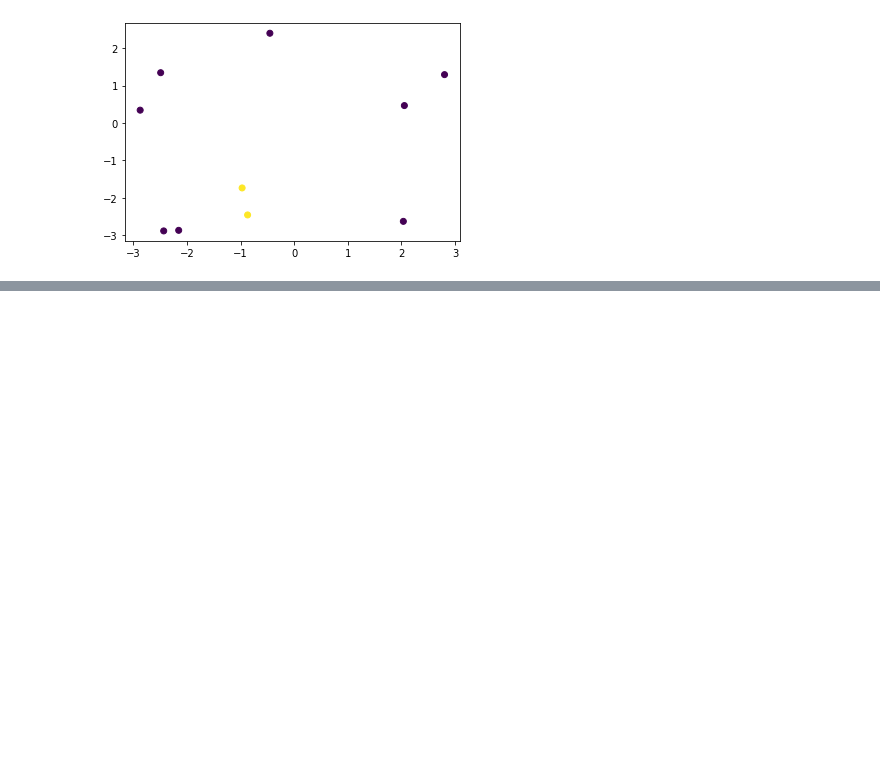
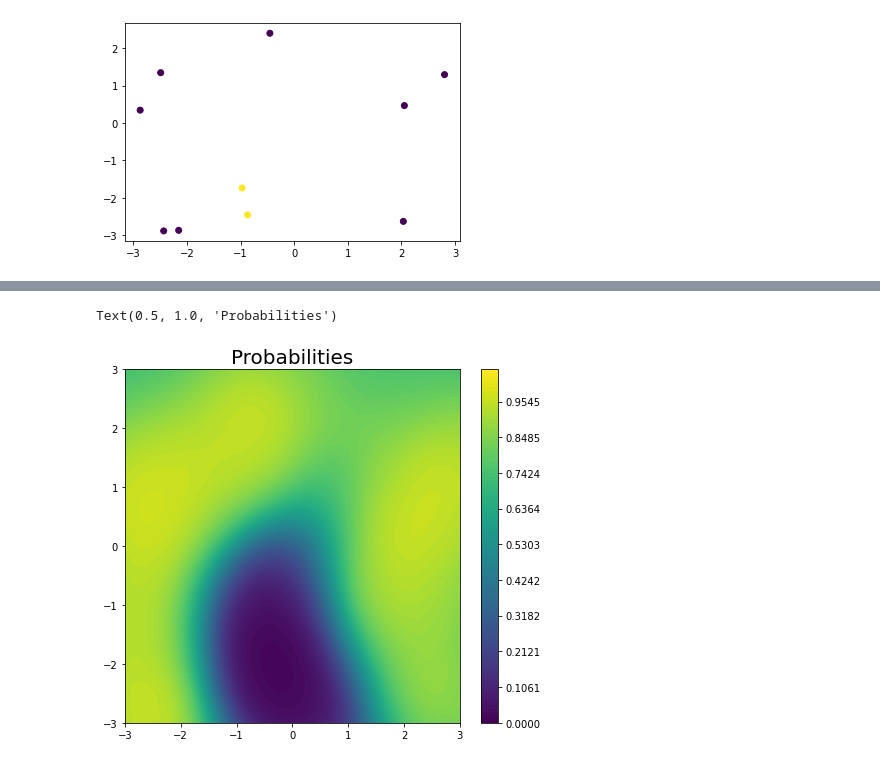
Before and after one commit to ulissigroup/cas, a Jupyter notebook: DirichletECI/dirichletECI.ipynb, the cells around one changed output, grey strips where cells are left out. Drawn from its saved outputs; the diff is of its cells as text; code cells hidden in the pictures; blank space fills up the shorter version.

```diff
--- a/DirichletECI/dirichletECI.ipynb
+++ b/DirichletECI/dirichletECI.ipynb
@@ -514,0 +538,20 @@ plt.show()
+# %%
+test_x_mat, test_y_mat = np.meshgrid(np.linspace(-3, 3, 100), np.linspace(-3, 3, 100))
+test_x_mat, test_y_mat = torch.Tensor(test_x_mat), torch.Tensor(test_y_mat)
+test_labels = for_plotting_only(test_x_mat, test_y_mat)
+# %%
+test_x = torch.cat((test_x_mat.view(-1,1), test_y_mat.view(-1,1)),dim=1)
+# %%
+from_posterior = model_list_gp.models[0](test_x)
+# %%
+pred_samples = from_posterior.sample(torch.Size((256,))).exp()
+probabilities = (pred_samples / pred_samples.sum(-2, keepdim=True)).mean(0)
+# %%
+levels = np.linspace(0, 1.05, 100)
+plt.figure(figsize=(7.5, 6.5))
+plt.contourf(test_x_mat.numpy(), test_y_mat.numpy(), probabilities[0].numpy().reshape(100,100), levels=levels)
+plt.colorbar()
+plt.title('Probabilities', fontsize=20)
+# %% [output]
+Text(0.5, 1.0, 'Probabilities')
+[figure, added]
```
Also changed, not shown: parts of 11 cells of this notebook.
